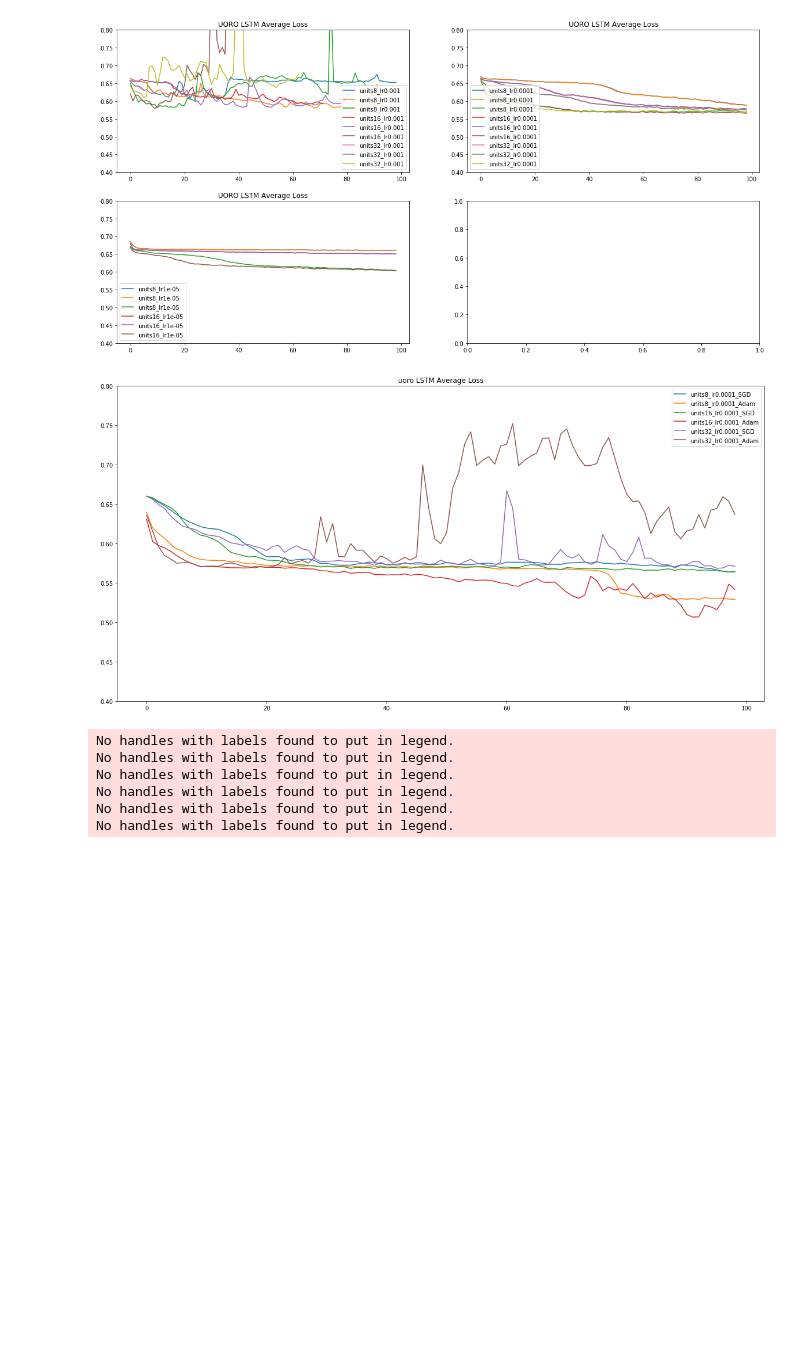
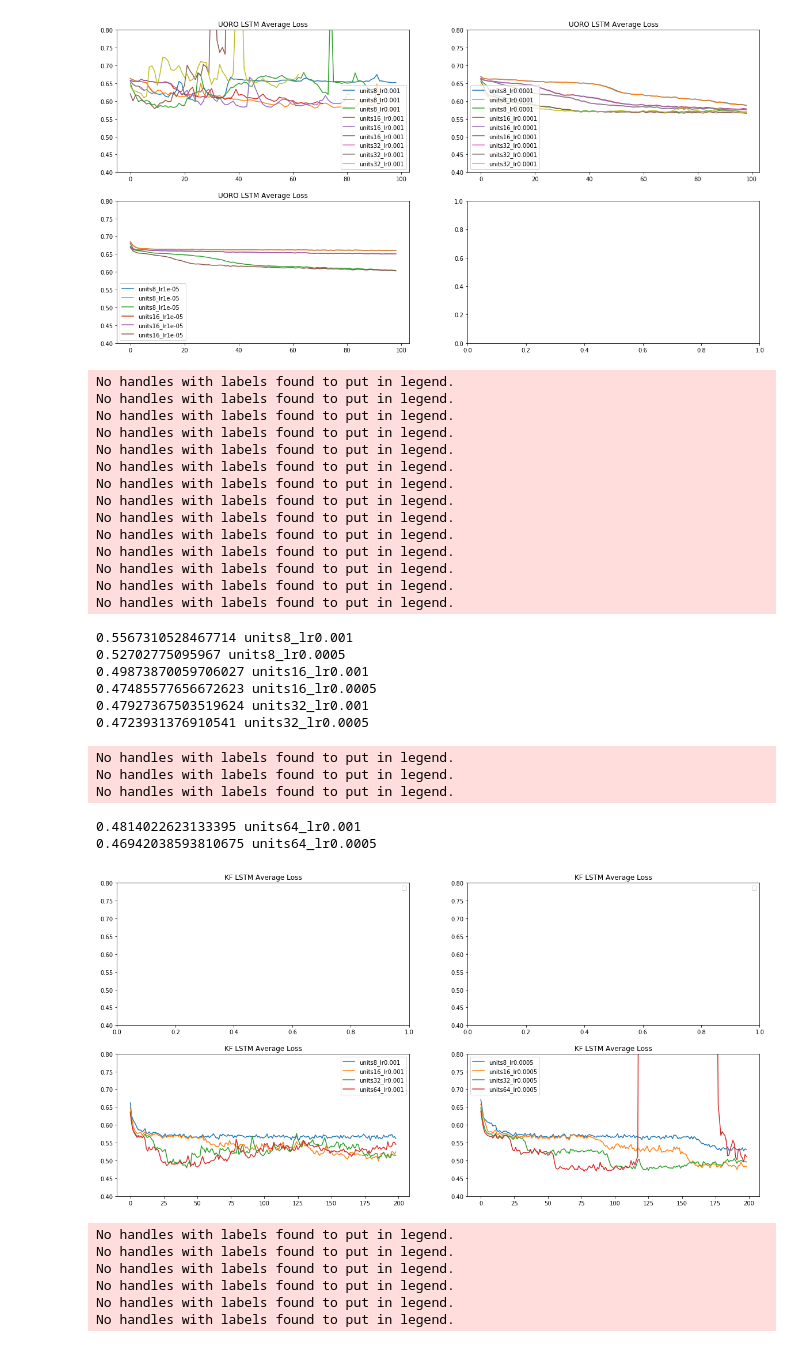
Before and after one commit to FigTop/vanilla-rtrl_old, a Jupyter notebook: result_analysis.ipynb, the cells around one changed output. Drawn from its saved outputs; the diff is of its cells as text; code cells hidden in the pictures; blank space fills up the shorter version.

```diff
--- a/result_analysis.ipynb
+++ b/result_analysis.ipynb
@@ -121,17 +124,65 @@ uoro_more_results = get_task_results(mypath ='../cluster_results/uoro_moredata/'
-# %%
-fig, axs = plt.subplots(1,figsize=(20,10))
-
-for r in uoro_more_results:
-    avg_loss = r['average_loss']
-
-#    if r['config']['lr'] == 0.0001:
-    legend = 'units{}_lr{}_{}'.format(r['config']['units'],r['config']['lr'],r['config']['optimizer'])
-    axs.plot(avg_loss, label =legend)
-    axs.legend()
-    axs.set_ylim(0.4,0.8)
-    axs.set_title('uoro LSTM Average Loss')
-# %% [output]
-[figure, removed]
+# %%
+fig, axs = plt.subplots(2, 2,figsize=(20,10))
+
+for r in kf_results:
+    avg_loss = r['average_loss']
+
+    if r['config']['lr'] == 0.1:
+        legend = 'units{}_lr{}'.format(r['config']['units'],r['config']['lr'])
+        axs[0, 0].plot(avg_loss, label =legend)
+    axs[0, 0].legend()
+    axs[0, 0].set_ylim(0.4,0.8)
+    axs[0, 0].set_title('KF LSTM Average Loss')
+
+    if r['config']['lr'] == 0.01:
+        legend = 'units{}_lr{}'.format(r['config']['units'],r['config']['lr'])
+        axs[0, 1].plot(avg_loss,label = legend)
+    axs[0, 1].legend()
+    axs[0, 1].set_ylim(0.4,0.8)
+    axs[0, 1].set_title('KF LSTM Average Loss')
+
+    if r['config']['lr'] == 0.001:
+        legend = 'units{}_lr{}'.format(r['config']['units'],r['config']['lr'])
+        axs[1, 0].plot(avg_loss,label=legend)
+    axs[1, 0].legend()
+    axs[1, 0].set_ylim(0.4,0.8)
+    axs[1, 0].set_title('KF LSTM Average Loss')
+
+    if r['config']['lr'] == 0.0005:
+        legend = 'units{}_lr{}'.format(r['config']['units'],r['config']['lr'])
+        axs[1, 1].plot(avg_loss,label =legend)
+    axs[1, 1].legend()
+    axs[1, 1].set_ylim(0.4,0.8)
+    axs[1, 1].set_title('KF LSTM Average Loss')
+
+    print(min(avg_loss),legend)
+# %% [output]
+No handles with labels found to put in legend.
+No handles with labels found to put in legend.
+No handles with labels found to put in legend.
+No handles with labels found to put in legend.
+No handles with labels found to put in legend.
+No handles with labels found to put in legend.
+No handles with labels found to put in legend.
+No handles with labels found to put in legend.
+No handles with labels found to put in legend.
+No handles with labels found to put in legend.
+No handles with labels found to put in legend.
+No handles with labels found to put in legend.
+No handles with labels found to put in legend.
+No handles with labels found to put in legend.
+0.5567310528467714 units8_lr0.001
+0.52702775095967 units8_lr0.0005
+0.49873870059706027 units16_lr0.001
+0.47485577656672623 units16_lr0.0005
+0.47927367503519624 units32_lr0.001
+0.4723931376910541 units32_lr0.0005
+No handles with labels found to put in legend.
+No handles with labels found to put in legend.
+No handles with labels found to put in legend.
+0.4814022623133395 units64_lr0.001
+0.46942038593810675 units64_lr0.0005
+[figure, added]
 # %%
 FBPTT_results = get_task_results(mypath ='../cluster_results/FBPTT_test/')
 # %%
```
Also changed, not shown: parts of 7 cells of this notebook, 5 other files.
